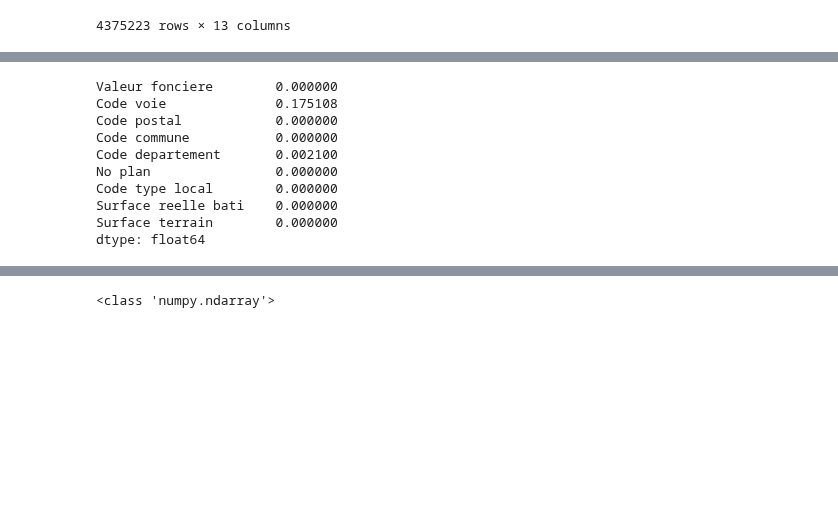
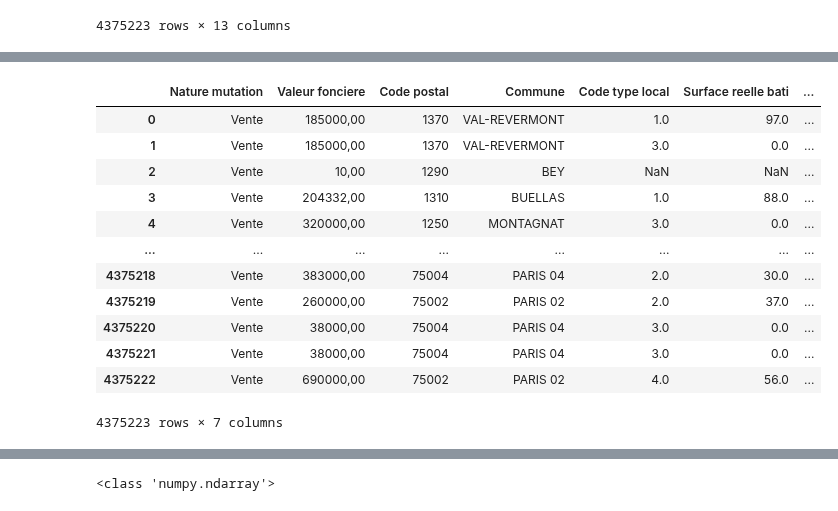
Before and after one commit to nkhenissi/pyhton-for-the-data-scientist, a Jupyter notebook: prediction_regression.ipynb, the cells around one changed output, grey strips where cells are left out. Saved outputs shown, nothing was run; the diff lists cells and outputs as text; code cells hidden in the pictures; blank space fills up the shorter version.

```diff
--- a/prediction_regression.ipynb
+++ b/prediction_regression.ipynb
@@ -135,28 +81,0 @@ df2
-# %%
-import numpy as np
-
-# Créer une fonction pour tester si une valeur est une lettre
-def is_letter(val):
-    if isinstance(val, str):
-        return any(c.isalpha() for c in val)
-    return False
-
-# Appliquer la fonction à chaque valeur du DataFrame et compter le nombre de True
-letter_counts = df2.applymap(is_letter).sum()
-
-# Calculer le pourcentage de True par colonne
-letter_percentages = letter_counts / df2.shape[0]
-
-# Afficher les pourcentages
-print(letter_percentages)
-# %% [output]
-Valeur fonciere        0.000000
-Code voie              0.175108
-Code postal            0.000000
-Code commune           0.000000
-Code departement       0.002100
-No plan                0.000000
-Code type local        0.000000
-Surface reelle bati    0.000000
-Surface terrain        0.000000
-dtype: float64
@@ -170,0 +82,18 @@ df2 = df2.applymap(lambda x: float(x) if isinstance(x, str) else x)
+# %%
+#On garde uniquement les colonnes concernant les données qui nous intéressent
+df2=df[['Nature mutation','Valeur fonciere','Code postal','Commune','Code type local','Surface reelle bati','Surface terrain']]
+df2
+# %% [output]
+|  | Nature mutation | Valeur fonciere | Code postal | Commune | Code type local | Surface reelle bati | ... |
+| 0 | Vente | 185000,00 | 1370 | VAL-REVERMONT | 1.0 | 97.0 | ... |
+| 1 | Vente | 185000,00 | 1370 | VAL-REVERMONT | 3.0 | 0.0 | ... |
+| 2 | Vente | 10,00 | 1290 | BEY | NaN | NaN | ... |
+| 3 | Vente | 204332,00 | 1310 | BUELLAS | 1.0 | 88.0 | ... |
+| 4 | Vente | 320000,00 | 1250 | MONTAGNAT | 3.0 | 0.0 | ... |
+| ... | ... | ... | ... | ... | ... | ... | ... |
+| 4375218 | Vente | 383000,00 | 75004 | PARIS 04 | 2.0 | 30.0 | ... |
+| 4375219 | Vente | 260000,00 | 75002 | PARIS 02 | 2.0 | 37.0 | ... |
+| 4375220 | Vente | 38000,00 | 75004 | PARIS 04 | 3.0 | 0.0 | ... |
+| 4375221 | Vente | 38000,00 | 75004 | PARIS 04 | 3.0 | 0.0 | ... |
+| 4375222 | Vente | 690000,00 | 75002 | PARIS 02 | 4.0 | 56.0 | ... |
+4375223 rows × 7 columns
```
Also changed, not shown: parts of 17 cells of this notebook.
